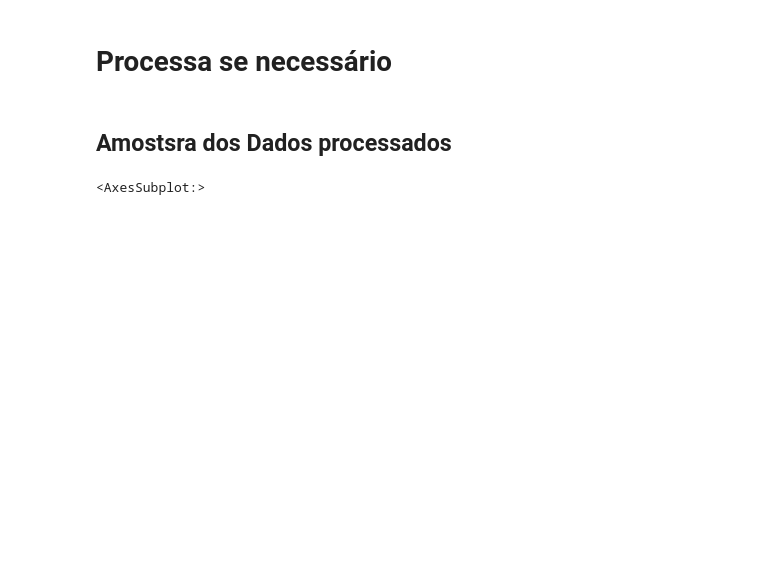
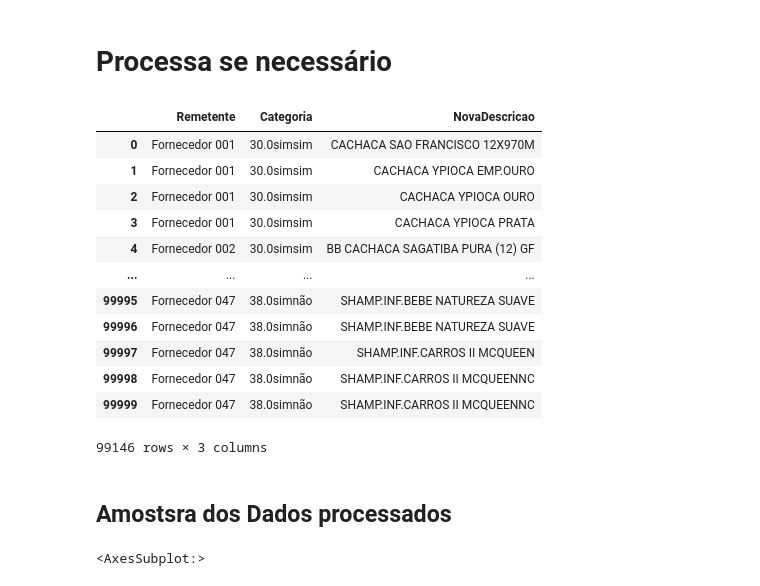
Before and after one commit to svponte/mdm, a Jupyter notebook: main.ipynb, the cells around one changed output. Saved outputs shown, nothing was run; the diff lists cells and outputs as text; code cells hidden in the pictures; blank space fills up the shorter version.

```diff
--- a/main.ipynb
+++ b/main.ipynb
@@ -68,10 +78,25 @@ print ("{} registros carregados".format(dfNotas.size))
 # %%
 ## Chama processamento manualmente
 
 #df_original = doTratamento(df_original)
 #df_original.NovaDescricao
 #df_original.info()
 #tac()
+dfNotas
+# %% [output]
+|  | Remetente | Categoria | NovaDescricao |
+| 0 | Fornecedor 001 | 30.0simsim | CACHACA SAO FRANCISCO 12X970M |
+| 1 | Fornecedor 001 | 30.0simsim | CACHACA YPIOCA EMP.OURO |
+| 2 | Fornecedor 001 | 30.0simsim | CACHACA YPIOCA OURO |
+| 3 | Fornecedor 001 | 30.0simsim | CACHACA YPIOCA PRATA |
+| 4 | Fornecedor 002 | 30.0simsim | BB CACHACA SAGATIBA PURA (12) GF |
+| ... | ... | ... | ... |
+| 99995 | Fornecedor 047 | 38.0simnão | SHAMP.INF.BEBE NATUREZA SUAVE |
+| 99996 | Fornecedor 047 | 38.0simnão | SHAMP.INF.BEBE NATUREZA SUAVE |
+| 99997 | Fornecedor 047 | 38.0simnão | SHAMP.INF.CARROS II MCQUEEN |
+| 99998 | Fornecedor 047 | 38.0simnão | SHAMP.INF.CARROS II MCQUEENNC |
+| 99999 | Fornecedor 047 | 38.0simnão | SHAMP.INF.CARROS II MCQUEENNC |
+99146 rows × 3 columns
 # %% [markdown]
 ## Amostsra dos Dados processados
 # %%
```
Also changed, not shown: parts of 20 cells of this notebook, 5 other files.
